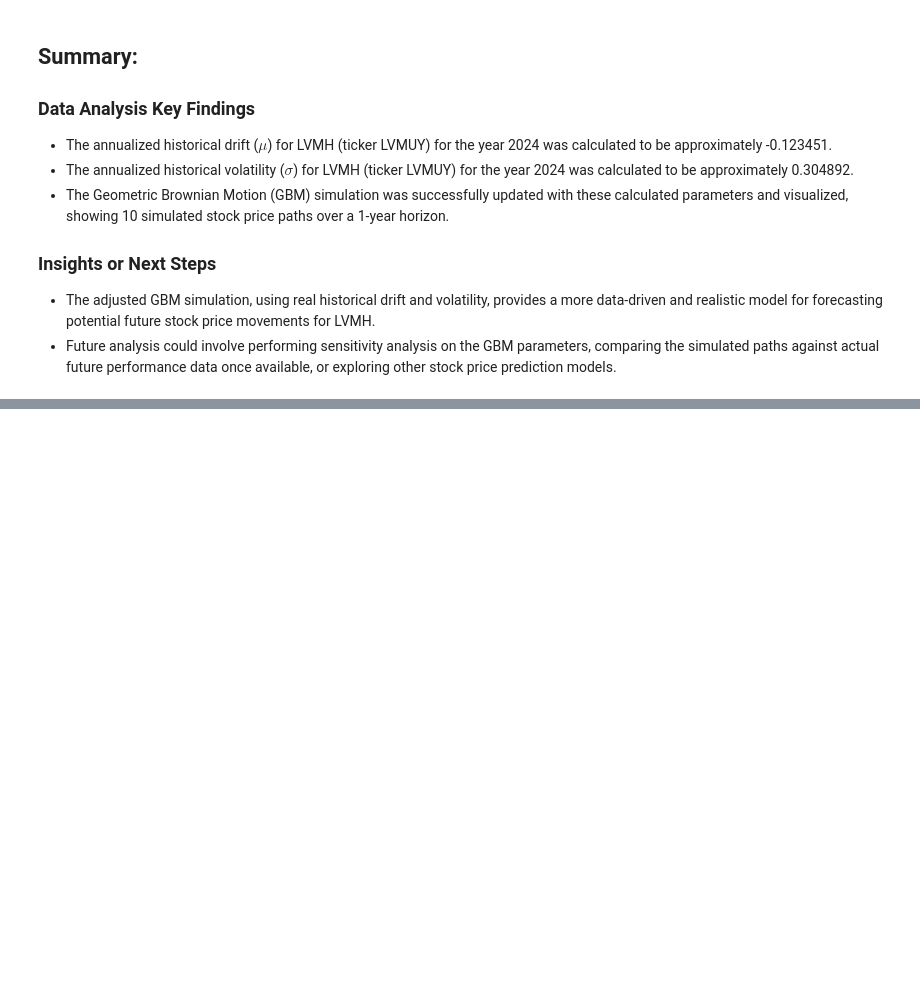
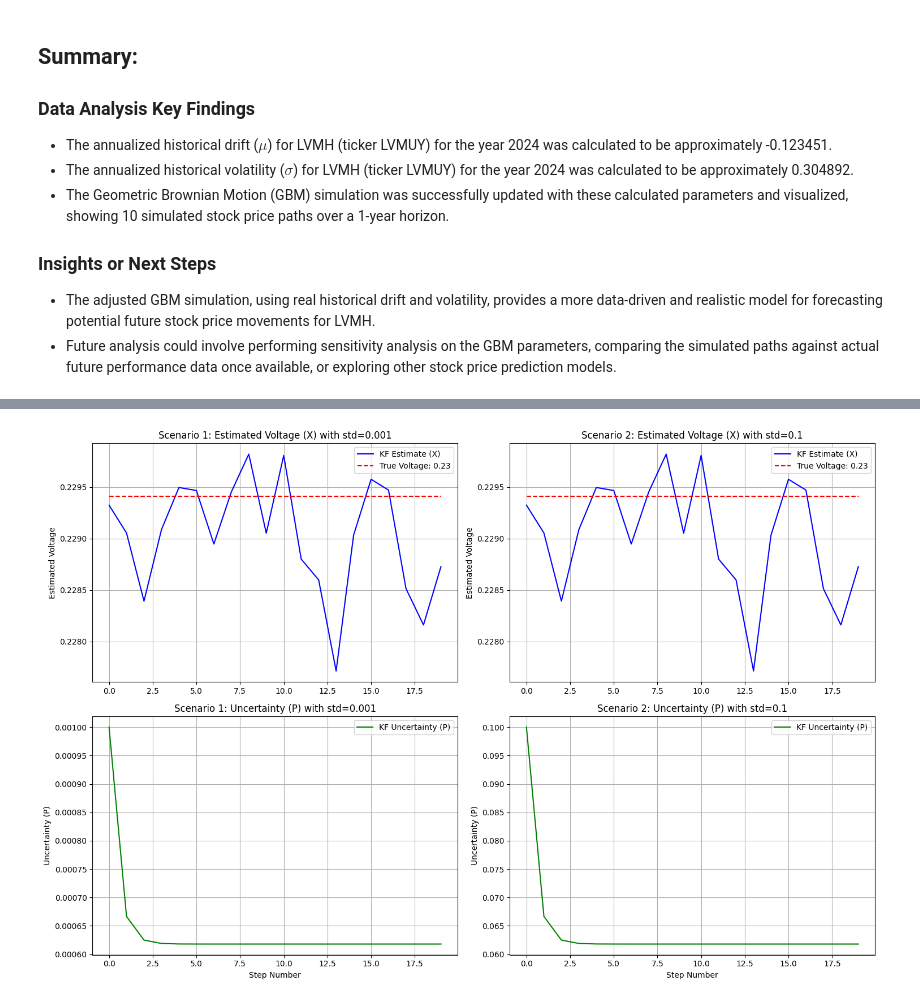
Before and after one commit to maurinl26/filtrage_modelisation_stochastique, a Jupyter notebook: course/contents/illustrations_cours.ipynb, the cells around one changed output, grey strips where cells are left out. Cells and saved outputs as stored; diff of their text form; code cells hidden in the pictures; blank space fills up the shorter version.

```diff
--- a/course/contents/illustrations_cours.ipynb
+++ b/course/contents/illustrations_cours.ipynb
@@ -360,0 +462,85 @@ plt.show()
+# %%
+import numpy as np
+import matplotlib.pyplot as plt
+
+# Ensure true_voltage, measurements, num_measurements are available
+# (These variables are assumed to be in the kernel from previous executions)
+
+# --- Scenario 1: measurement_std = 0.001 (initial setting) ---
+X_scenario1 = np.zeros(num_measurements)
+P_scenario1 = np.zeros(num_measurements)
+measurement_std_1 = 0.001 # Initial measurement standard deviation
+X_scenario1[0] = measurements[0]
+P_scenario1[0] = measurement_std_1
+
+for i in range(1, num_measurements):
+  # Prediction
+  X_scenario1[i] = X_scenario1[i-1]
+  P_scenario1[i] = P_scenario1[i-1] + measurement_std_1 # Assuming process noise Q is 0, so P increases by R
+
+  # Update
+  K = P_scenario1[i] / (P_scenario1[i] + measurement_std_1)
+  X_scenario1[i] = X_scenario1[i] + K * (measurements[i] - X_scenario1[i])
+  P_scenario1[i] = (1 - K) * P_scenario1[i]
+
+# --- Scenario 2: measurement_std = 0.1 (modified setting) ---
+X_scenario2 = np.zeros(num_measurements)
+P_scenario2 = np.zeros(num_measurements)
+measurement_std_2 = 0.1 # Modified measurement standard deviation
+X_scenario2[0] = measurements[0]
+P_scenario2[0] = measurement_std_2
+
+for i in range(1, num_measurements):
+  # Prediction
+  X_scenario2[i] = X_scenario2[i-1]
+  P_scenario2[i] = P_scenario2[i-1] + measurement_std_2 # Assuming process noise Q is 0, so P increases by R
+
+  # Update
+  K = P_scenario2[i] / (P_scenario2[i] + measurement_std_2)
+  X_scenario2[i] = X_scenario2[i] + K * (measurements[i] - X_scenario2[i])
+  P_scenario2[i] = (1 - K) * P_scenario2[i]
+
+
+# --- Plotting both scenarios side-by-side ---
+steps = np.arange(num_measurements)
+fig, axes = plt.subplots(2, 2, figsize=(15, 10))
+
+# Plot Scenario 1 (Estimated Voltage - X) with natural scale
+axes[0, 0].plot(steps, X_scenario1, label='KF Estimate (X)', color='blue')
+axes[0, 0].plot(steps, [true_voltage] * num_measurements, 'r--', label=f'True Voltage: {true_voltage:.2f}')
+axes[0, 0].set_title(f'Scenario 1: Estimated Voltage (X) with std={measurement_std_1}')
+axes[0, 0].set_ylabel('Estimated Voltage')
+axes[0, 0].legend()
+axes[0, 0].grid(True)
+# axes[0, 0].set_ylim(min_X_s1, max_X_s1) # Removed for natural scale
+
+# Plot Scenario 2 (Estimated Voltage - X) with natural scale
+axes[0, 1].plot(steps, X_scenario2, label='KF Estimate (X)', color='blue')
+axes[0, 1].plot(steps, [true_voltage] * num_measurements, 'r--', label=f'True Voltage: {true_voltage:.2f}')
+axes[0, 1].set_title(f'Scenario 2: Estimated Voltage (X) with std={measurement_std_2}')
+axes[0, 1].set_ylabel('Estimated Voltage')
+axes[0, 1].legend()
+axes[0, 1].grid(True)
+
+# Plot Scenario 1 (Uncertainty - P) with natural scale
+axes[1, 0].plot(steps, P_scenario1, label='KF Uncertainty (P)', color='green')
+axes[1, 0].set_title(f'Scenario 1: Uncertainty (P) with std={measurement_std_1}')
+axes[1, 0].set_xlabel('Step Number')
+axes[1, 0].set_ylabel('Uncertainty (P)')
+axes[1, 0].legend()
+axes[1, 0].grid(True)
+# axes[1, 0].set_ylim(min_P_s1, max_P_s1) # Removed for natural scale
+
+# Plot Scenario 2 (Uncertainty - P) with natural scale
+axes[1, 1].plot(steps, P_scenario2, label='KF Uncertainty (P)', color='green')
+axes[1, 1].set_title(f'Scenario 2: Uncertainty (P) with std={measurement_std_2}')
+axes[1, 1].set_xlabel('Step Number')
+axes[1, 1].set_ylabel('Uncertainty (P)')
+axes[1, 1].legend()
+axes[1, 1].grid(True)
+
+plt.tight_layout()
+plt.savefig('kalman_filter_comparison.png')
+plt.show()
+# %% [output]
+[figure, added]
```
Also changed, not shown: parts of 10 cells of this notebook.
